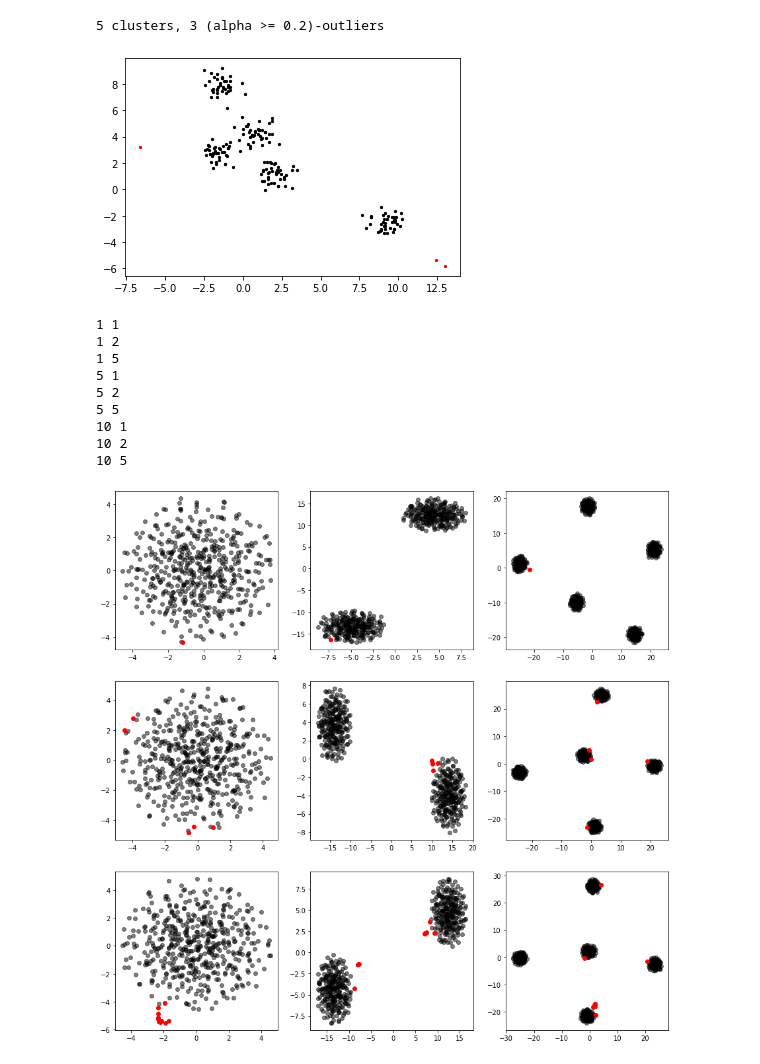
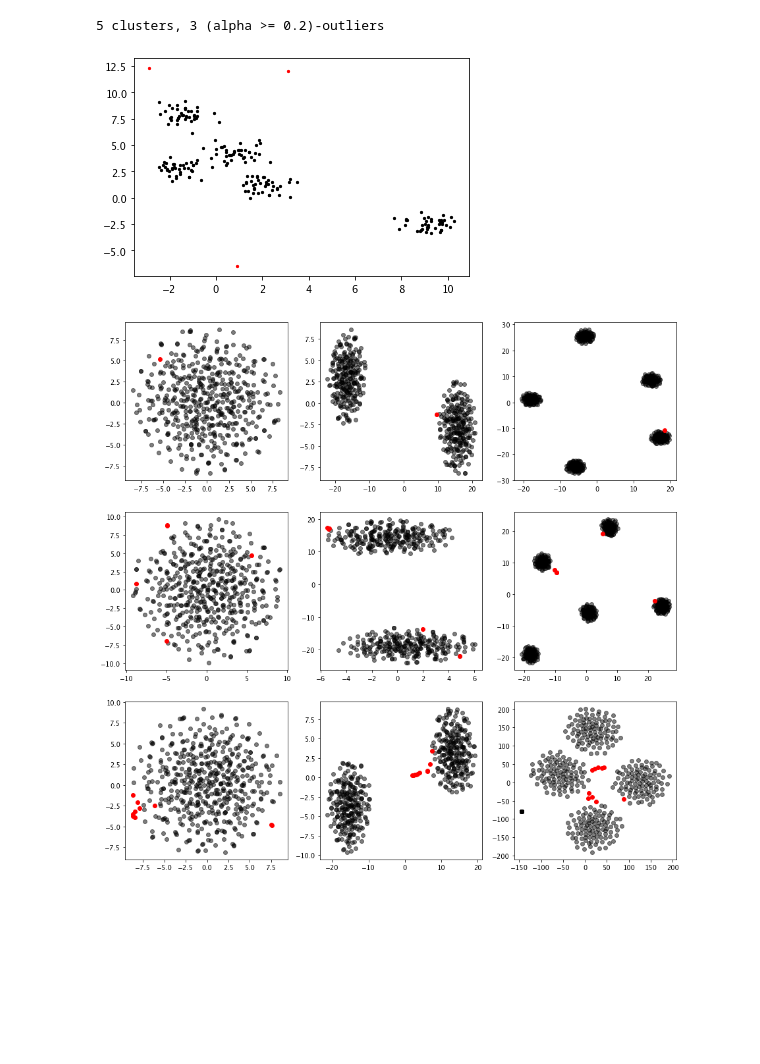
Before and after one commit to anon594/iclr26_submission8125, a Jupyter notebook: 3_outlier_synthetic.ipynb, the cells around one changed output. Drawn from its saved outputs; the diff is of its cells as text; code cells hidden in the pictures; blank space fills up the shorter version.

```diff
--- a/3_outlier_synthetic.ipynb
+++ b/3_outlier_synthetic.ipynb
@@ -14,6 +14,14 @@ import umap
 from sklearn.svm import SVC
 import numpy as np
 from sklearn.datasets import make_blobs
+
+from sklearn.utils import check_random_state
+import random
+
+seed  = 5
+random.seed(seed)
+np.random.seed(seed)
+rng = check_random_state(seed)
 
 
 def alpha_quick(pts):
@@ -161,12 +167,12 @@ plt.scatter(X[-n_outliers:,0],X[-n_outliers:,1], c='red', s=5)
 print('5 clusters, 3 (alpha >= 0.2)-outliers')
 # %% [output]
 5 clusters, 3 (alpha >= 0.2)-outliers
-[figure, old version]
+[figure, new version]
 # %%
 from tqdm import tqdm
 
 plots = []
-num_outliers = [1,5,10, 50, 100]
+num_outliers = [1,5,10]
 num_clusters = [1,2,5]
 
 for i in tqdm(range(len(num_outliers))):
@@ -176,24 +182,15 @@ for i in tqdm(range(len(num_outliers))):
         X_tsne = TSNE(n_components=2, random_state=42, perplexity=30).fit_transform(X)
         plots[i].append(X_tsne)
 # %%
-fig, axs=plt.subplots(5,3, figsize=(15,15))
+fig, axs=plt.subplots(3,3, figsize=(15,15))
 
 for i in range(len(num_outliers)):
     for j in range(len(num_clusters)):
         m = num_outliers[i]
         axs[i,j].scatter(plots[i][j][:-m,0], plots[i][j][:-m,1], alpha=0.5 , c='black')
         axs[i,j].scatter(plots[i][j][-m:,0], plots[i][j][-m:,1],  c='r')
 # %% [output]
-1 1
-1 2
-1 5
-5 1
-5 2
-5 5
-10 1
-10 2
-10 5
-[figure, old version]
+[figure, new version]
 # %%
 alphas = np.linspace(0.1, 5, 100)
 
```
Also changed, not shown: parts of 36 cells of this notebook, 56 other files.
